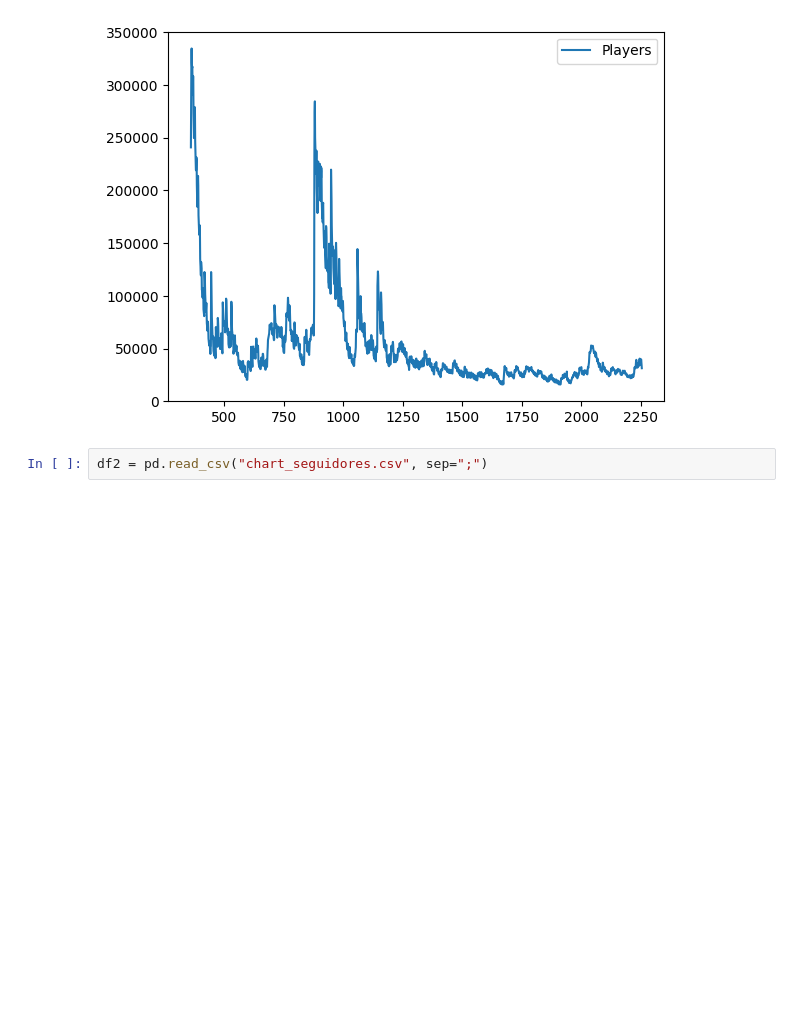
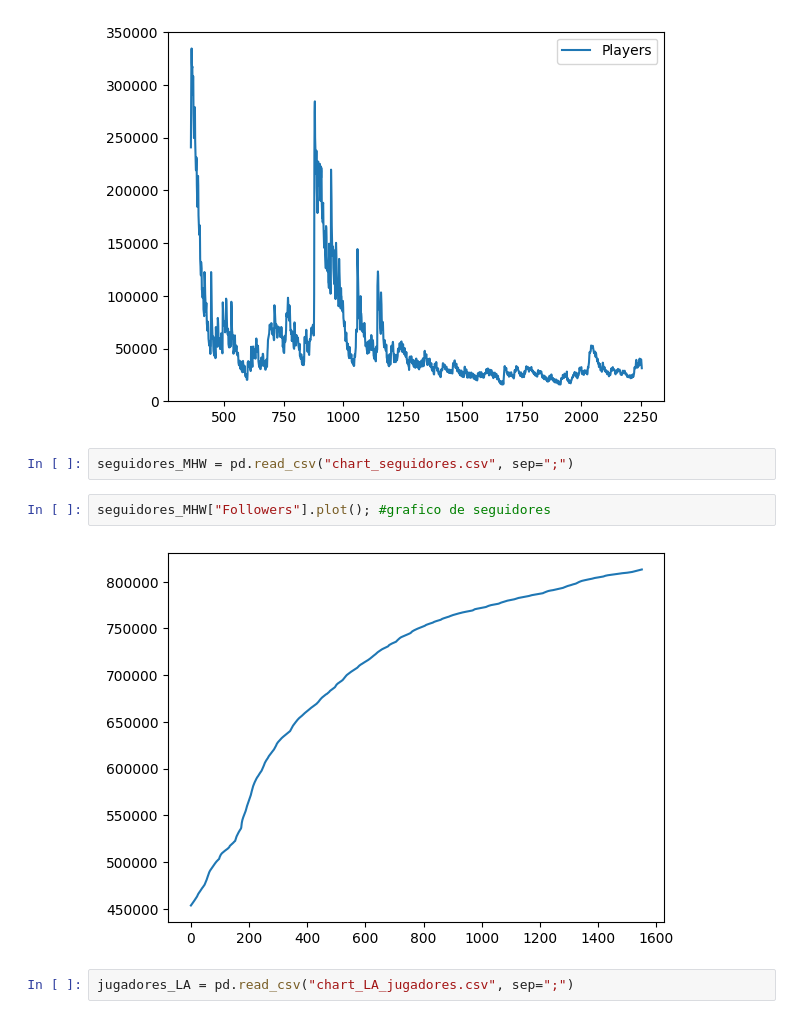
Before and after one commit to AdrianNiet/Proyecto-EDA, a Jupyter notebook: proyecto analisis de datos/codigo/STEAMDB/graficos de jugadores.ipynb, the cells around one changed output. Drawn from its saved outputs; the diff is of its cells as text; blank space fills up the shorter version.

```diff
--- a/proyecto analisis de datos/codigo/STEAMDB/graficos de jugadores.ipynb
+++ b/proyecto analisis de datos/codigo/STEAMDB/graficos de jugadores.ipynb
@@ -33,4 +33,10 @@ jugadores.plot();
 # %% [output]
 [figure]
 # %%
-df2 = pd.read_csv("chart_seguidores.csv", sep=";")
+seguidores_MHW = pd.read_csv("chart_seguidores.csv", sep=";")
+# %%
+seguidores_MHW["Followers"].plot(); #grafico de seguidores
+# %% [output]
+[figure, added]
+# %%
+jugadores_LA = pd.read_csv("chart_LA_jugadores.csv", sep=";")
```
Also changed, not shown: parts of 15 cells of this notebook, 19 other files.
